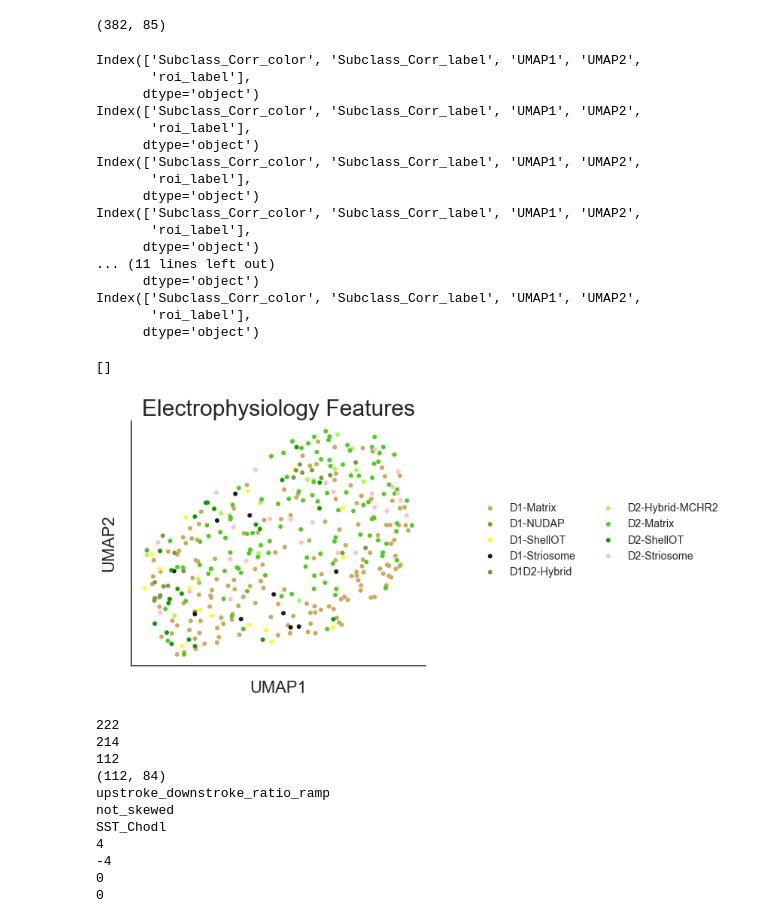
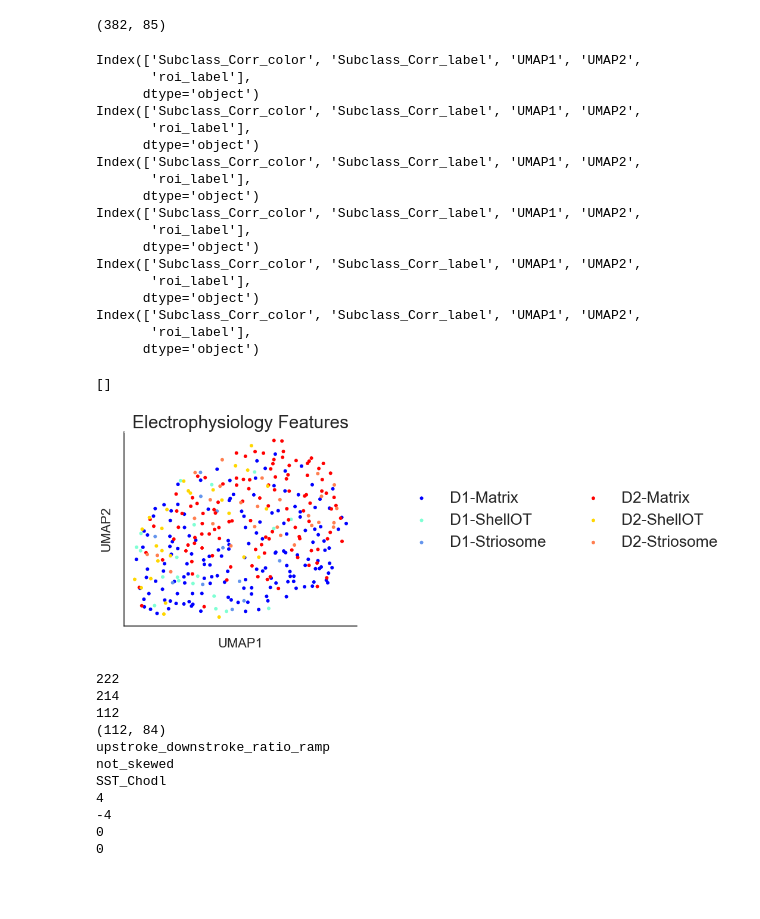
Before and after one commit to xpliu16/celltypes, a Jupyter notebook: NHP_BG_anal/Clean_analysis_ML_BG.ipynb, the cells around one changed output. Cells and saved outputs as stored; diff of their text form; code cells hidden in the pictures; blank space fills up the shorter version.

```diff
--- a/NHP_BG_anal/Clean_analysis_ML_BG.ipynb
+++ b/NHP_BG_anal/Clean_analysis_ML_BG.ipynb
@@ -9,5 +9,5 @@ import pingouin as pg
 #df_anno = pd.read_feather("./NHP_BG_AIT_115/204_346/anno.feather")   # Has subclass colors
 #df_anno = pd.read_csv("./NHP_BG_AIT_115/204_337/NHP_BG_204_337_AIT115_ann_map_QC_full.csv")
 
-df_anno = pd.read_feather("./NHP_BG_AIT_116/NHP_BG_AIT_116_RSC-204-374_map_full/anno.feather")
+df_anno = pd.read_feather("./NHP_BG_AIT_116/NHP_BG_AIT_116_RSC-204-377_map_full/anno.feather")
 # Use feather file if you want color labels
@@ -2158,11 +2204,24 @@ X_no_chirp.shape
 
 df_ephys_MSN = df_ephys_trans.iloc[np.array(df_ephys_trans.Class_Corr_label) =='MSN',:]
 
-df_ephys_MSN.loc[df_ephys_MSN['Subclass_Corr_label']=='','Subclass_Corr_color'] = '#FF00FF'
+#df_ephys_MSN.loc[df_ephys_MSN['Subclass_Corr_label']=='','Subclass_Corr_color'] = '#FF00FF'
 
-df_ephys_MSN.loc[df_ephys_MSN['Subclass_Corr_label']=='D1-Striosome','Subclass_Corr_color'] = 'k'
+#df_ephys_MSN.loc[df_ephys_MSN['Subclass_Corr_label']=='D1-Striosome','Subclass_Corr_color'] = 'k'
 
-df_ephys_MSN.loc[df_ephys_MSN['Subclass_Corr_label']=='D2-Striosome','Subclass_Corr_color'] = 'pink'
+#df_ephys_MSN.loc[df_ephys_MSN['Subclass_Corr_label']=='D2-Striosome','Subclass_Corr_color'] = 'pink'
+
+#df_ephys_MSN = df_ephys_MSN[[sc not in ['D1-ShellOT', 'D2-ShellOT', 'D1-NUDAP'] for sc in df_ephys_MSN.Subclass_Corr_label]]
+df_ephys_MSN = df_ephys_MSN[[sc not in ['D1-NUDAP','D1D2-Hybrid', 'D2-Hybrid-MCHR2'] for sc in df_ephys_MSN.Subclass_Corr_label]]
+
+col_dict = dict()
+col_dict['D1-Matrix'] = 'blue'
+col_dict['D2-Matrix'] = 'red'
+col_dict['D1-Striosome'] = 'cornflowerblue'
+col_dict['D2-Striosome'] = 'coral'
+col_dict['D1D2-Hybrid'] = 'purple'
+col_dict['D2-Hybrid-MCHR2'] = 'lime'
+col_dict['D1-ShellOT'] = 'aquamarine'
+col_dict['D2-ShellOT'] = 'gold'
 
 X_no_chirp = df_ephys_MSN.iloc[:,feat_start_ind:feat_end_nochirp_ind]
 df_ephys_MSN = df_ephys_MSN.iloc[np.array(np.sum(X_no_chirp.isna(), axis=1)<25), :]
@@ -2179,8 +2238,10 @@ X_std = scaler.transform(X_imputed)
 #X_std = pca.fit_transform(X_std)
 
 reducer = umap.UMAP(
-        n_neighbors= 40,   # Default 15, 120 is looking good
-        min_dist=0.2,  # Default 0.1, 0.4 is looking good
+#        n_neighbors= 50,   # For Hybrids
+#        min_dist=0.2,  # For Hybrids
+        n_neighbors= 50,
+        min_dist=0.6,
         #n_components=n_components,
         metric='manhattan',
         random_state = 42
@@ -2200,38 +2261,41 @@ fig, ax = plt.subplots(figsize=(7, 6))
 
 for i, dff in df.groupby("Subclass_Corr_label"):
     print(dff.columns)
-    ax.scatter(dff['UMAP1'], dff['UMAP2'], c=np.unique(dff['Subclass_Corr_color']),
+#    ax.scatter(dff['UMAP1'], dff['UMAP2'], c=np.unique(dff['Subclass_Corr_color']),
+    ax.scatter(dff['UMAP1'], dff['UMAP2'], c=col_dict[dff['Subclass_Corr_label'].iloc[0]],
                 edgecolors='none', label=np.unique(dff['Subclass_Corr_label'])[0], vmin=0, vmax=100)
+#    [col_dict[sc] for sc in df_ephys_trans[keep_inds]['Subclass_Corr_label']]
 ax.set_xlabel('UMAP1', fontsize = 22, labelpad=20)
 ax.set_ylabel('UMAP2', fontsize = 22, labelpad =20)
 ax.set_title('Electrophysiology Features', fontsize = 30)
 plt.legend(ncol =2, fancybox=False, loc='lower left', bbox_to_anchor=(1.15,0.32), fontsize='large', frameon=False)
 ax.set_facecolor('white')
 ax.spines['left'].set(linewidth=1.5, color='k')
 ax.spines['bottom'].set(linewidth=1.5, color='k')
 ax.tick_params(axis='both', which='major', labelsize=22)
 ax.set_xticks([])
 ax.set_yticks([])
 # %% [output]
 Index(['Subclass_Corr_color', 'Subclass_Corr_label', 'UMAP1', 'UMAP2',
        'roi_label'],
       dtype='object')
 Index(['Subclass_Corr_color', 'Subclass_Corr_label', 'UMAP1', 'UMAP2',
        'roi_label'],
       dtype='object')
 Index(['Subclass_Corr_color', 'Subclass_Corr_label', 'UMAP1', 'UMAP2',
        'roi_label'],
       dtype='object')
 Index(['Subclass_Corr_color', 'Subclass_Corr_label', 'UMAP1', 'UMAP2',
        'roi_label'],
       dtype='object')
-... (11 lines left out)
+Index(['Subclass_Corr_color', 'Subclass_Corr_label', 'UMAP1', 'UMAP2',
+       'roi_label'],
       dtype='object')
 Index(['Subclass_Corr_color', 'Subclass_Corr_label', 'UMAP1', 'UMAP2',
        'roi_label'],
       dtype='object')
 []
-[figure, old version]
+[figure, new version]
 # %%
 # Bring in cortical IN's
 df_anno2 = pd.read_csv("../CrossAreal_cortical/GreatApes_Macaque_NCBI/GreatApes_Macaque_NCBI_RSC-204-371_roi_QC.csv")
```
Also changed, not shown: parts of 31 cells of this notebook, 3 other files.
